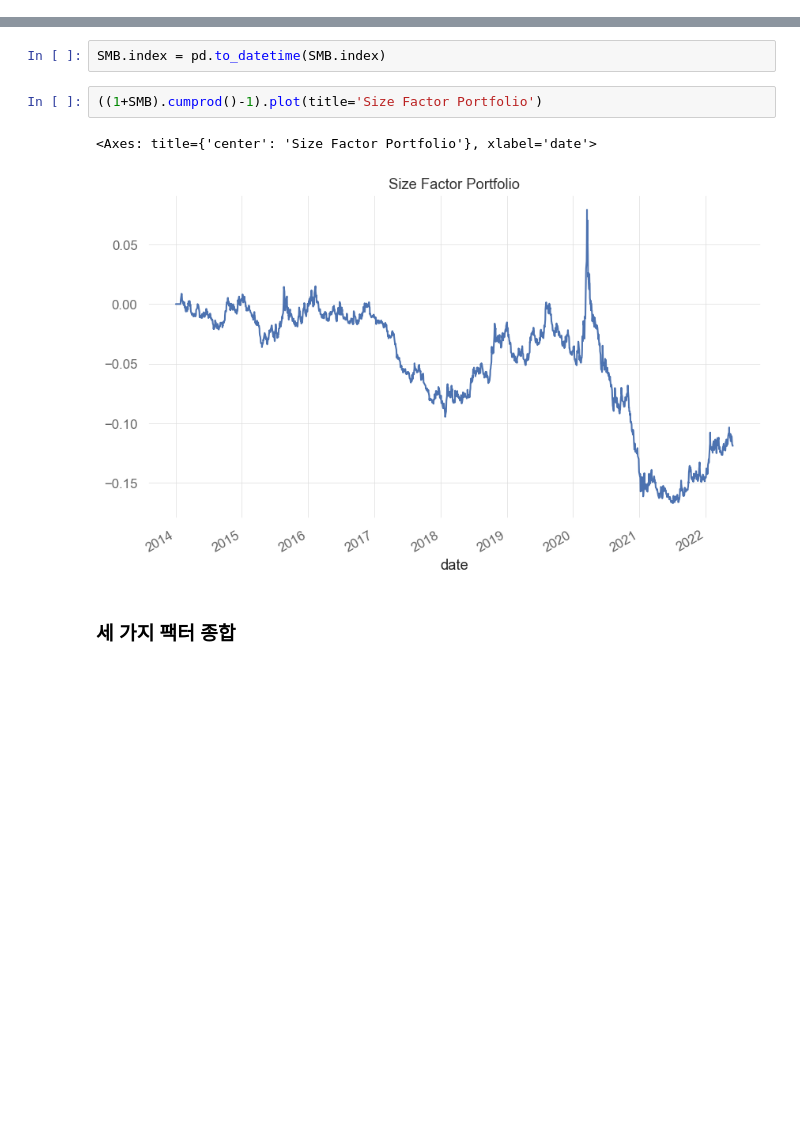
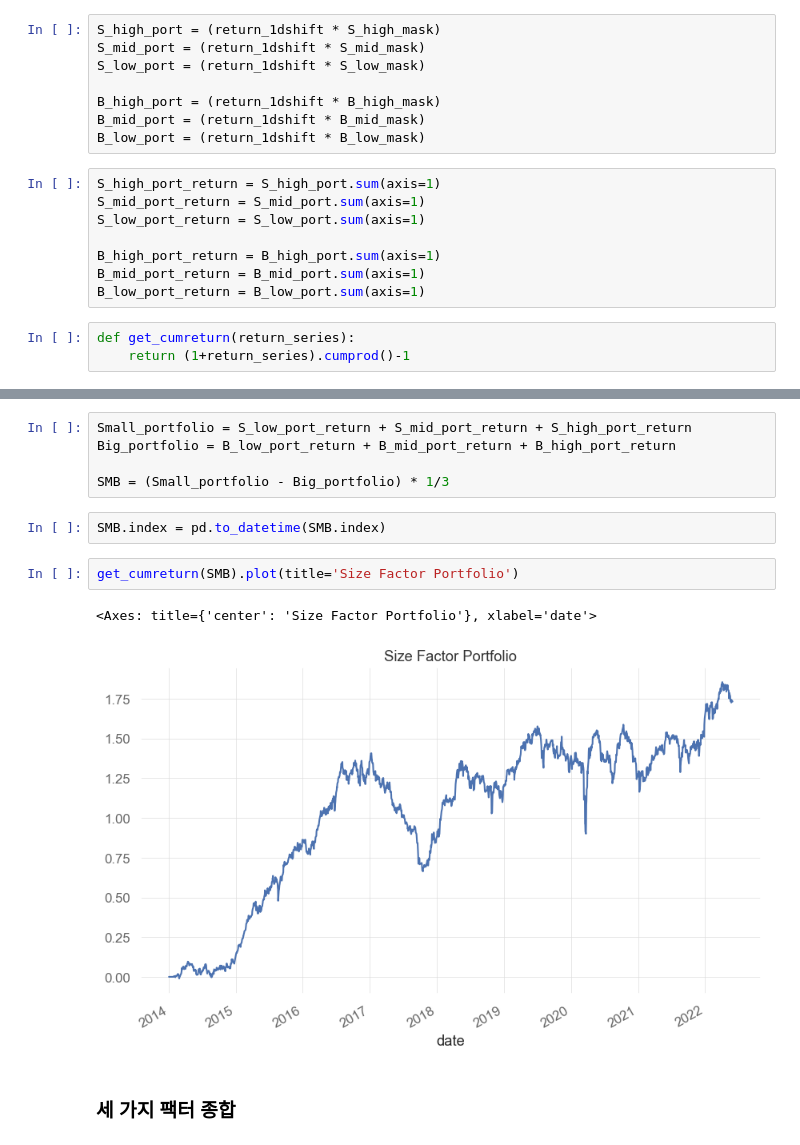
Before and after one commit to jaepil-choi/qtrsch, a Jupyter notebook: factor_research.ipynb, the cells around one changed output, grey strips where cells are left out. Cells and saved outputs as stored; diff of their text form; blank space fills up the shorter version.

```diff
--- a/factor_research.ipynb
+++ b/factor_research.ipynb
@@ -370,0 +458,19 @@ HML = (High_portfolio - Low_portfolio) * 1/2
+# %%
+S_high_port = (return_1dshift * S_high_mask)
+S_mid_port = (return_1dshift * S_mid_mask)
+S_low_port = (return_1dshift * S_low_mask)
+
+B_high_port = (return_1dshift * B_high_mask)
+B_mid_port = (return_1dshift * B_mid_mask)
+B_low_port = (return_1dshift * B_low_mask)
+# %%
+S_high_port_return = S_high_port.sum(axis=1)
+S_mid_port_return = S_mid_port.sum(axis=1)
+S_low_port_return = S_low_port.sum(axis=1)
+
+B_high_port_return = B_high_port.sum(axis=1)
+B_mid_port_return = B_mid_port.sum(axis=1)
+B_low_port_return = B_low_port.sum(axis=1)
+# %%
+def get_cumreturn(return_series):
+    return (1+return_series).cumprod()-1
@@ -392,10 +531,15 @@ SMB = (Small_portfolio - Big_portfolio) * 1/3
+# %%
+Small_portfolio = S_low_port_return + S_mid_port_return + S_high_port_return
+Big_portfolio = B_low_port_return + B_mid_port_return + B_high_port_return
+
+SMB = (Small_portfolio - Big_portfolio) * 1/3
 # %%
 SMB.index = pd.to_datetime(SMB.index)
 # %%
-((1+SMB).cumprod()-1).plot(title='Size Factor Portfolio')
+get_cumreturn(SMB).plot(title='Size Factor Portfolio')
 # %% [output]
 <Axes: title={'center': 'Size Factor Portfolio'}, xlabel='date'>
-[figure, old version]
+[figure, new version]
 # %% [markdown]
 ### 세 가지 팩터 종합
 # %%
```
Also changed, not shown: parts of 26 cells of this notebook.
